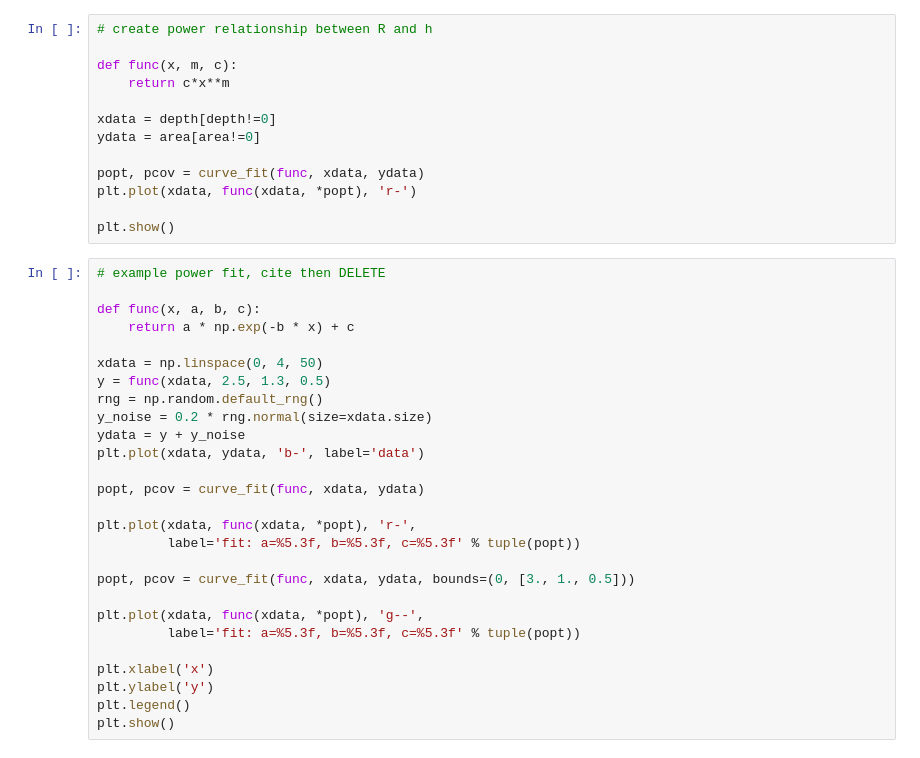
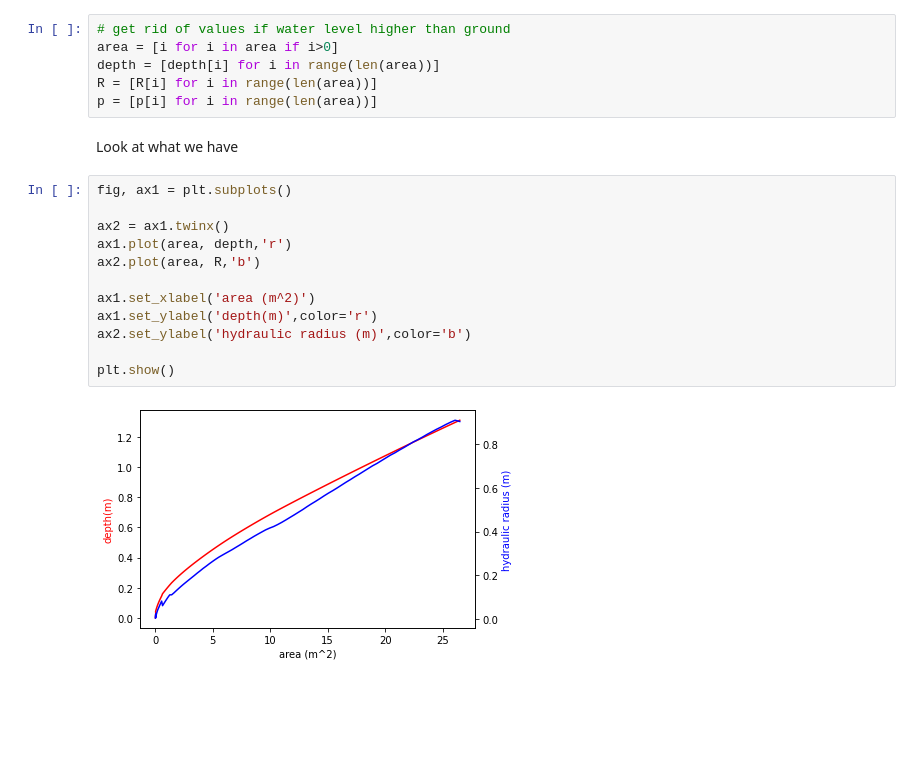
Before and after one commit to psylw/open-channel-flow-model, a Jupyter notebook: geometric_elements_irregular.ipynb, the cells around one changed output. Cells and saved outputs as stored; diff of their text form; blank space fills up the shorter version.

```diff
--- a/geometric_elements_irregular.ipynb
+++ b/geometric_elements_irregular.ipynb
@@ -93,40 +72,22 @@ plt.show
-# %%
-# create power relationship between R and h
-
-def func(x, m, c):
-    return c*x**m
-
-xdata = depth[depth!=0]
-ydata = area[area!=0]
-
-popt, pcov = curve_fit(func, xdata, ydata)
-plt.plot(xdata, func(xdata, *popt), 'r-')
-
-plt.show()
-# %%
-# example power fit, cite then DELETE
-
-def func(x, a, b, c):
-    return a * np.exp(-b * x) + c
-
-xdata = np.linspace(0, 4, 50)
-y = func(xdata, 2.5, 1.3, 0.5)
-rng = np.random.default_rng()
-y_noise = 0.2 * rng.normal(size=xdata.size)
-ydata = y + y_noise
-plt.plot(xdata, ydata, 'b-', label='data')
-
-popt, pcov = curve_fit(func, xdata, ydata)
-
-plt.plot(xdata, func(xdata, *popt), 'r-',
-         label='fit: a=%5.3f, b=%5.3f, c=%5.3f' % tuple(popt))
-
-popt, pcov = curve_fit(func, xdata, ydata, bounds=(0, [3., 1., 0.5]))
-
-plt.plot(xdata, func(xdata, *popt), 'g--',
-         label='fit: a=%5.3f, b=%5.3f, c=%5.3f' % tuple(popt))
-
-plt.xlabel('x')
-plt.ylabel('y')
-plt.legend()
-plt.show()
+# %%
+# get rid of values if water level higher than ground
+area = [i for i in area if i>0]
+depth = [depth[i] for i in range(len(area))]
+R = [R[i] for i in range(len(area))]
+p = [p[i] for i in range(len(area))]
+# %% [markdown]
+Look at what we have
+# %%
+fig, ax1 = plt.subplots()
+
+ax2 = ax1.twinx()
+ax1.plot(area, depth,'r')
+ax2.plot(area, R,'b')
+
+ax1.set_xlabel('area (m^2)')
+ax1.set_ylabel('depth(m)',color='r')
+ax2.set_ylabel('hydraulic radius (m)',color='b')
+
+plt.show()
+# %% [output]
+[figure, added]
```
Also changed, not shown: parts of 9 cells of this notebook.
